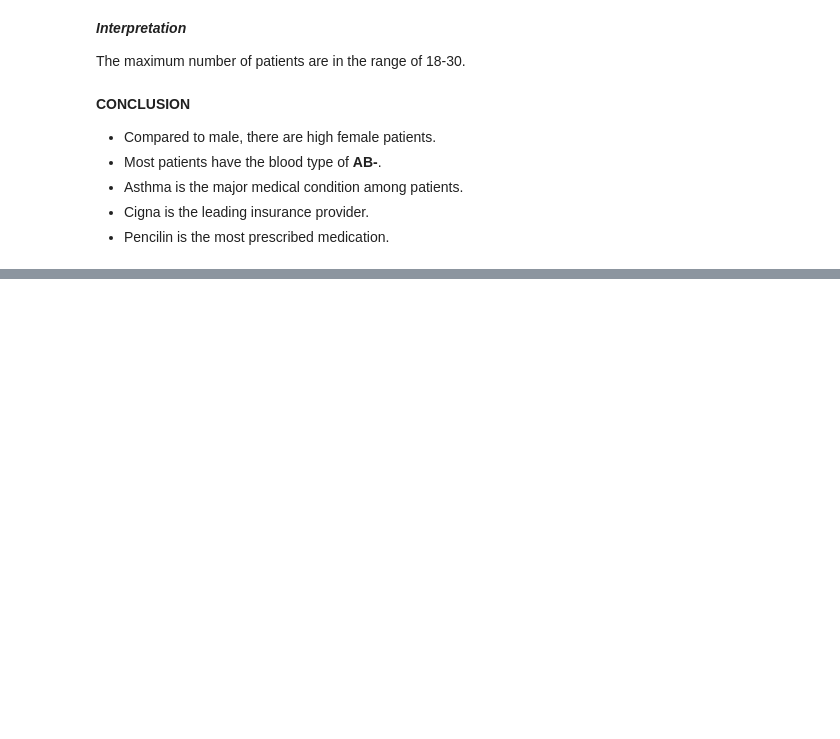
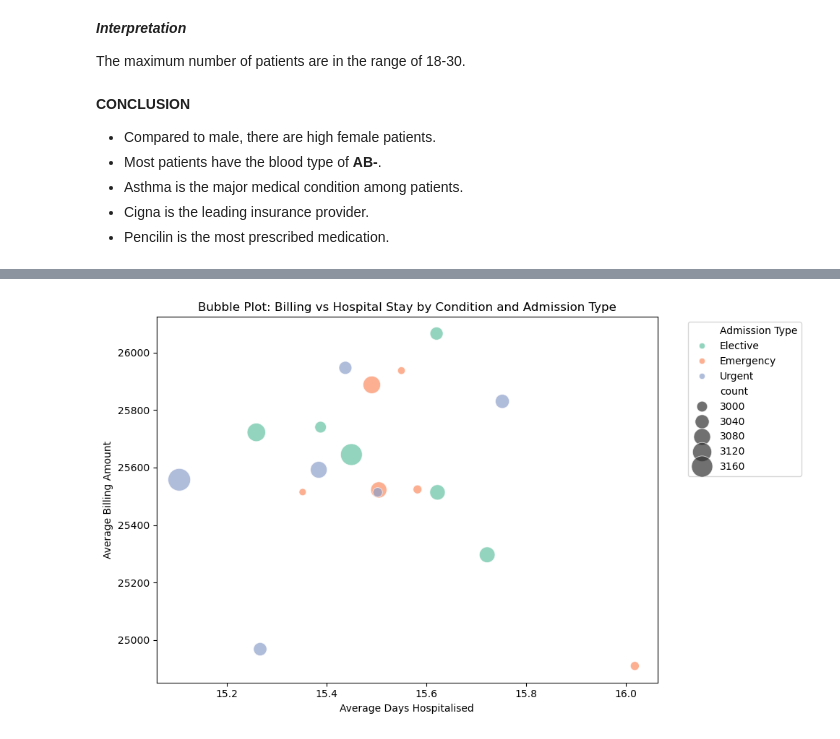
Before and after one commit to kyralq/Project-0-DataScienceToolbox, a Jupyter notebook: Kyra/healthcare dataset.ipynb, the cells around one changed output, grey strips where cells are left out. Saved outputs shown, nothing was run; the diff lists cells and outputs as text; code cells hidden in the pictures; blank space fills up the shorter version.

```diff
--- a/Kyra/healthcare dataset.ipynb
+++ b/Kyra/healthcare dataset.ipynb
@@ -533,0 +564,26 @@ The maximum number of patients are in the range of 18-30.
+# %%
+agg = healthcare_reduced.groupby(['Medical Condition','Admission Type']).agg(
+    avg_days=('Days Hospitalized','mean'),
+    avg_billing=('Billing Amount','mean'),
+    count=('Billing Amount','size')
+).reset_index()
+
+plt.figure(figsize=(10,6))
+sns.scatterplot(
+    data=agg,
+    x='avg_days',
+    y='avg_billing',
+    size='count',
+    hue='Admission Type',
+    alpha=0.7,
+    sizes=(50, 500),
+    palette='Set2'
+)
+plt.xlabel('Average Days Hospitalised')
+plt.ylabel('Average Billing Amount')
+plt.title('Bubble Plot: Billing vs Hospital Stay by Condition and Admission Type')
+plt.legend(bbox_to_anchor=(1.05,1), loc='upper left')
+plt.tight_layout()
+plt.show()
+# %% [output]
+[figure, added]
```
Also changed, not shown: parts of 24 cells of this notebook.
